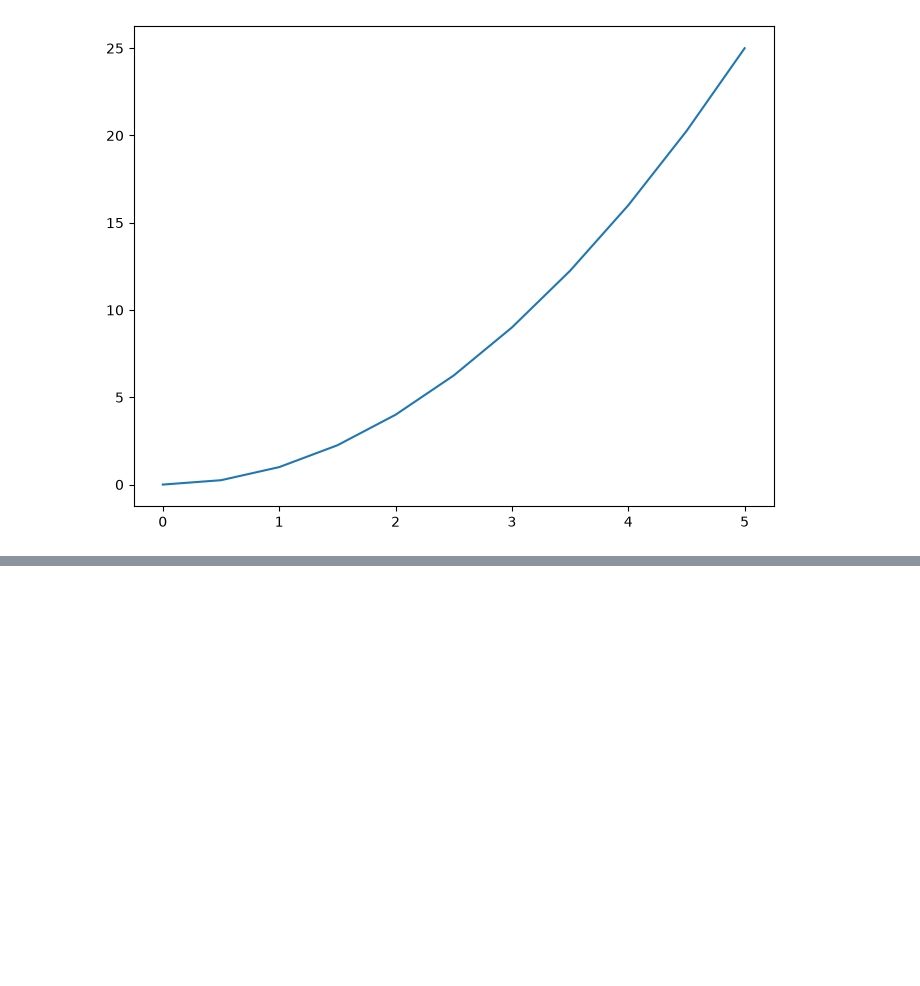
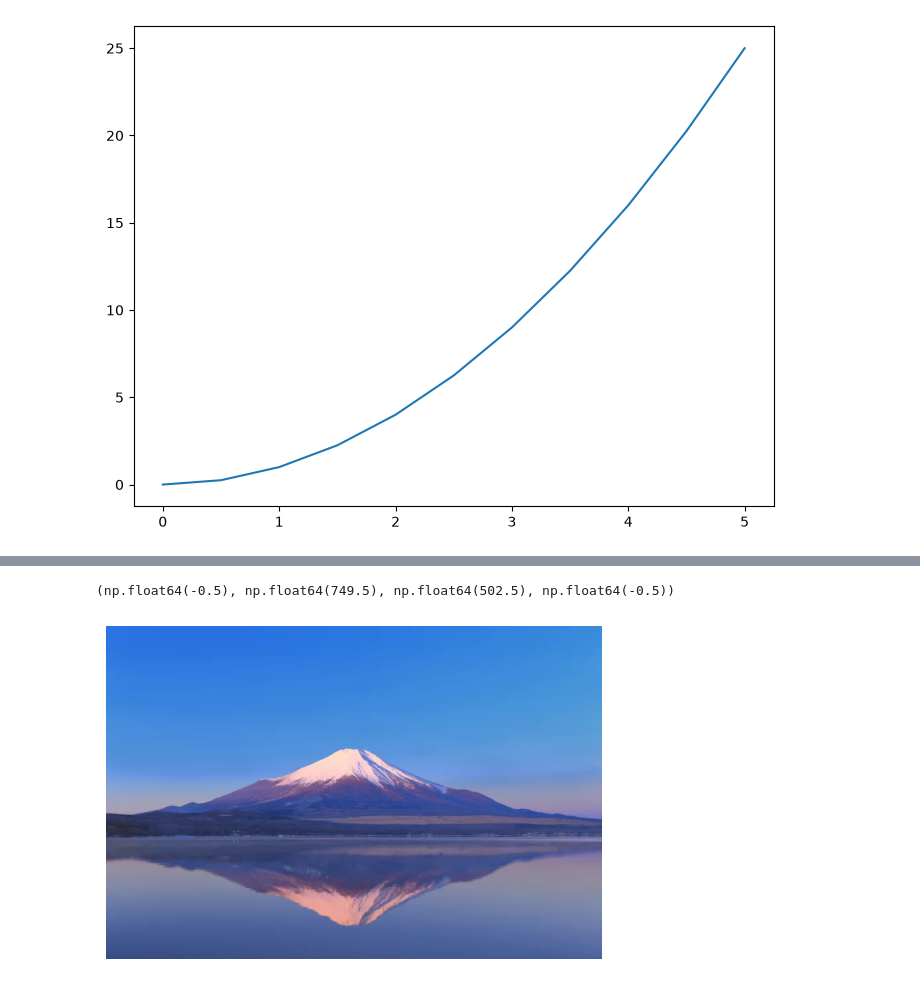
Before and after one commit to praful011-nep/ML-Playground, a Jupyter notebook: Data_Visualization/1.Matplotlib.ipynb, the cells around one changed output, grey strips where cells are left out. Saved outputs shown, nothing was run; the diff lists cells and outputs as text; code cells hidden in the pictures; blank space fills up the shorter version.

Commit message:
Working and Manipulating images Matplotlib

```diff
--- a/Data_Visualization/1.Matplotlib.ipynb
+++ b/Data_Visualization/1.Matplotlib.ipynb
@@ -143,0 +155,3 @@ plt.savefig("firstplot.png")
+# %%
+img=mpimg.imread("SG010_6.webp")
+img
@@ -143,0 +176,6 @@ plt.savefig("firstplot.png")
+# %%
+plt.imshow(img)
+plt.axis('off')
+# %% [output]
+(np.float64(-0.5), np.float64(749.5), np.float64(502.5), np.float64(-0.5))
+[figure, added]
```
Also changed, not shown: parts of 6 cells of this notebook, 1 other file.
